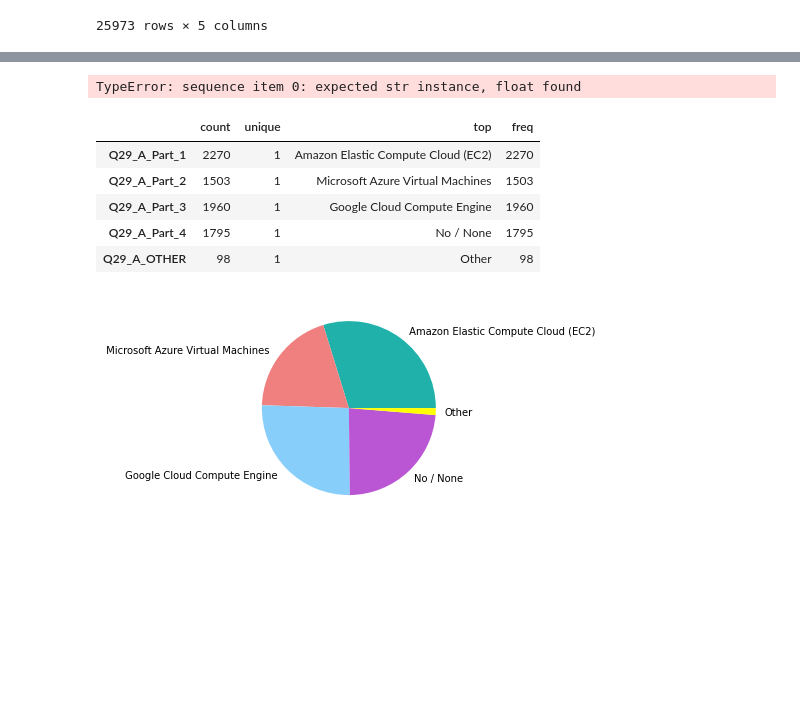
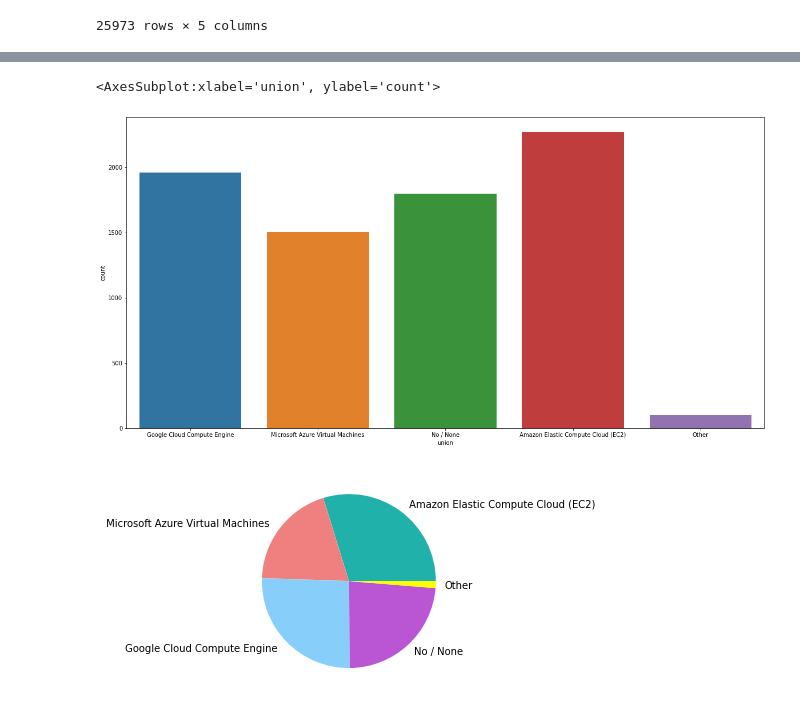
Before and after one commit to Adalab/project-DA-promo-B-modulo-2-team-1, a Jupyter notebook: limpieza.ipynb, the cells around one changed output, grey strips where cells are left out. Cells and saved outputs as stored; diff of their text form; code cells hidden in the pictures; blank space fills up the shorter version.

```diff
--- a/limpieza.ipynb
+++ b/limpieza.ipynb
@@ -99,2 +131,2 @@ nan
 # %%
-a['union2'] = a['union'].apply(nan_str)
+a = a.explode('union')
@@ -115,2 +132,0 @@ TypeError: sequence item 0: expected str instance, float found
-# %%
-a['union']=a['Q29_A_Part_1'] + ', ' + a['Q29_A_Part_2'].astype(str) + ', ' + a['Q29_A_Part_3'].astype(str) + ', ' + a['Q29_A_Part_4'].astype(str) + ', ' + a['Q29_A_OTHER'].astype(str)
@@ -139,17 +139,13 @@ a.explode('union')
-# %%
-a[['Q29_A_Part_1', 'Q29_A_Part_2', 'Q29_A_Part_3', 'Q29_A_Part_4', 'Q29_A_OTHER']].T.agg(','.join)
-# %% [output]
-TypeError: sequence item 0: expected str instance, float found
-# %%
-c = a.describe(include="object").T
-c
-# %% [output]
-|  | count | unique | top | freq |
-| Q29_A_Part_1 | 2270 | 1 | Amazon Elastic Compute Cloud (EC2) | 2270 |
-| Q29_A_Part_2 | 1503 | 1 | Microsoft Azure Virtual Machines | 1503 |
-| Q29_A_Part_3 | 1960 | 1 | Google Cloud Compute Engine | 1960 |
-| Q29_A_Part_4 | 1795 | 1 | No / None | 1795 |
-| Q29_A_OTHER | 98 | 1 | Other | 98 |
+# %%
+a= a.apply(lambda x: x.replace('NAN', np.nan))
+# %%
+a.dropna(how='all', inplace=True)
+# %%
+plt.figure(figsize=(20,10))
+sns.countplot(data= a, x='union')
+# %% [output]
+<AxesSubplot:xlabel='union', ylabel='count'>
+[figure, added]
 # %%
 plt.figure()
 plt.pie(c["count"], labels =c["top"], colors = ["lightseagreen", "lightcoral", "lightskyblue", "mediumorchid", "yellow"])
```
Also changed, not shown: parts of 20 cells of this notebook, 2 other files.
